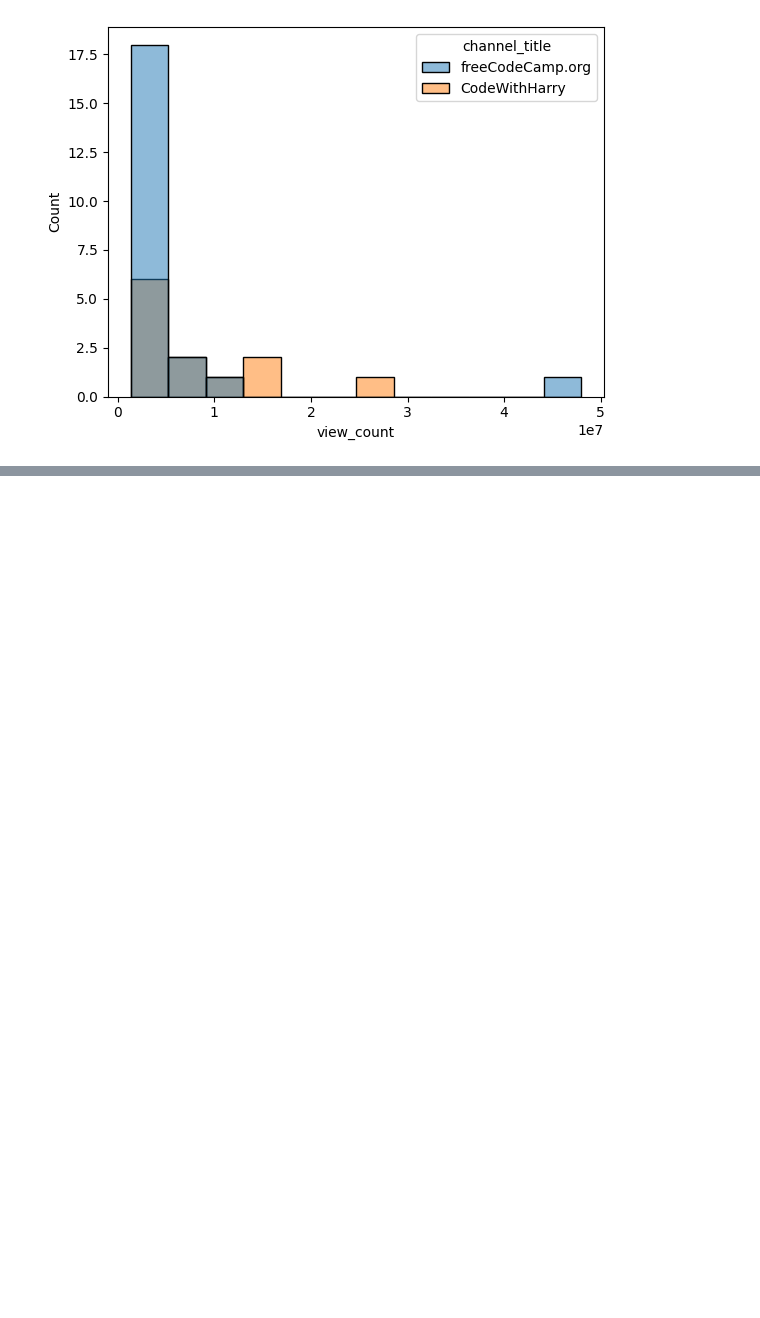
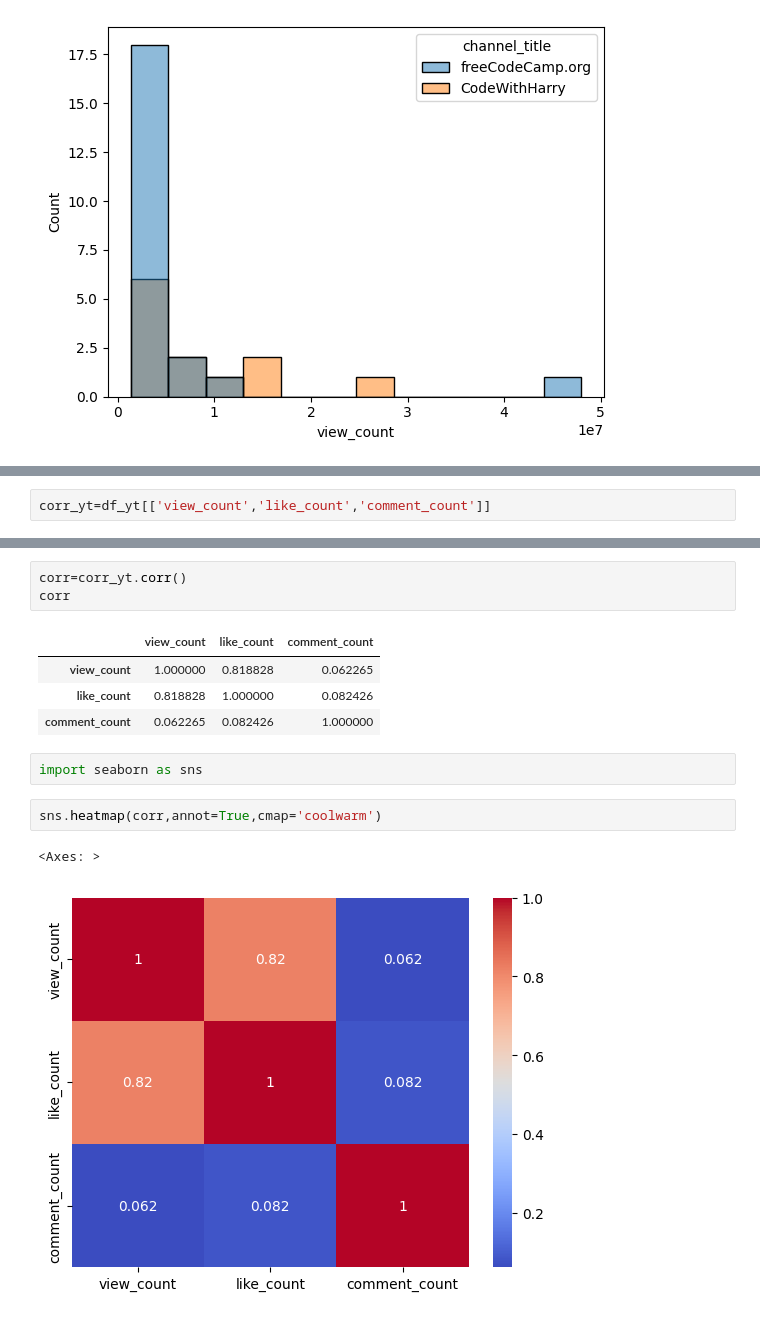
Before and after one commit to vexyiwnl/youtube-analytics, a Jupyter notebook: youtube_analytics.ipynb, the cells around one changed output, grey strips where cells are left out. Cells and saved outputs as stored; diff of their text form; blank space fills up the shorter version.

```diff
--- a/youtube_analytics.ipynb
+++ b/youtube_analytics.ipynb
@@ -148,0 +174,2 @@ sns.barplot(freecode_harry,x="channel_title",y="view_count",hue="caption")
+# %%
+corr_yt=df_yt[['view_count','like_count','comment_count']]
@@ -148,0 +192,15 @@ sns.barplot(freecode_harry,x="channel_title",y="view_count",hue="caption")
+# %%
+corr=corr_yt.corr()
+corr
+# %% [output]
+|  | view_count | like_count | comment_count |
+| view_count | 1.000000 | 0.818828 | 0.062265 |
+| like_count | 0.818828 | 1.000000 | 0.082426 |
+| comment_count | 0.062265 | 0.082426 | 1.000000 |
+# %%
+import seaborn as sns
+# %%
+sns.heatmap(corr,annot=True,cmap='coolwarm')
+# %% [output]
+<Axes: >
+[figure, added]
```
Also changed, not shown: parts of 7 cells of this notebook.
